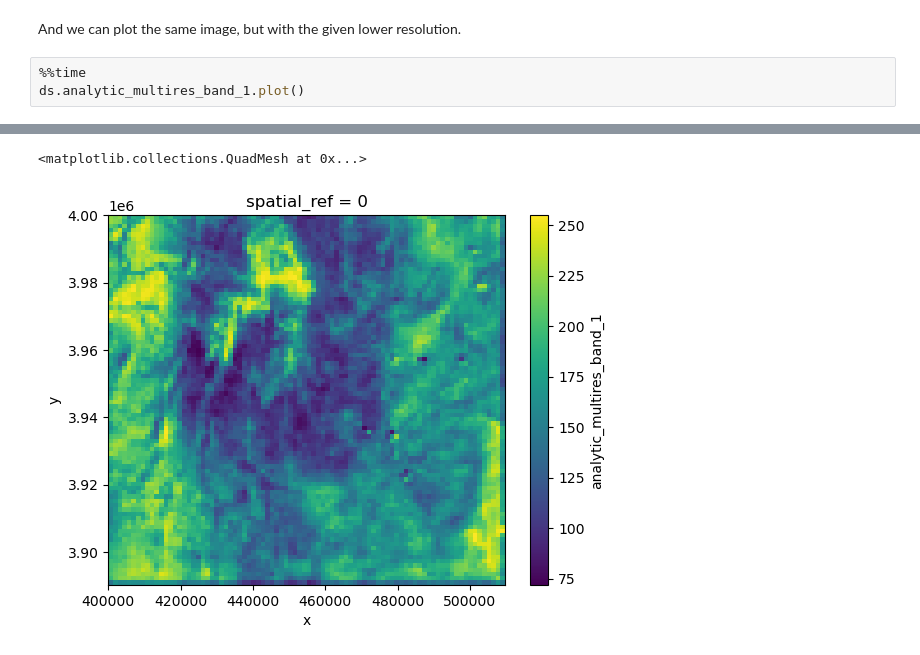
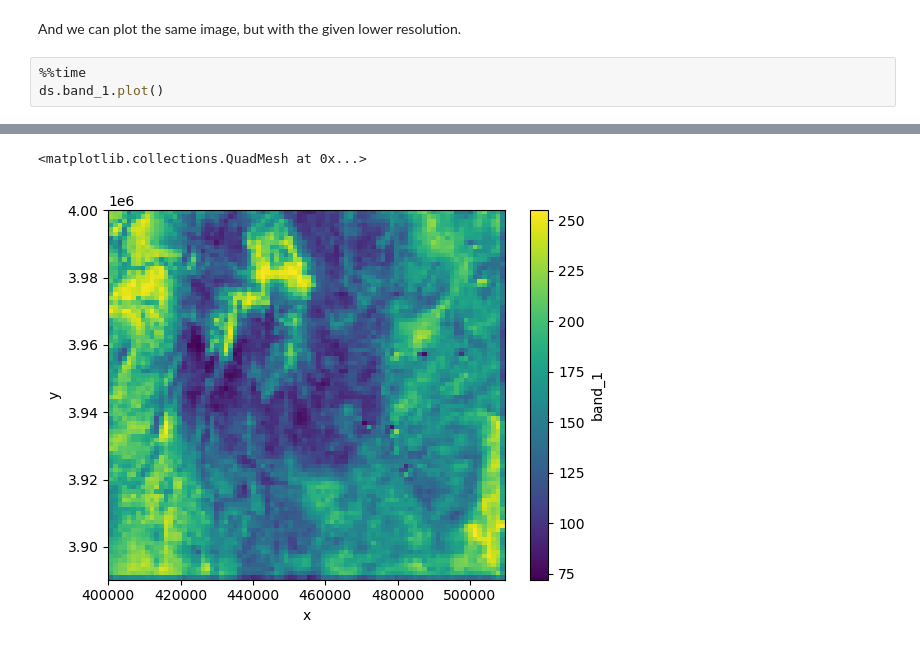
Before and after one commit to xcube-dev/xcube-stac, a Jupyter notebook: examples/notebooks/xcube_server_stac_s3.ipynb, the cells around one changed output, grey strips where cells are left out. Cells and saved outputs as stored; diff of their text form.

```diff
--- a/examples/notebooks/xcube_server_stac_s3.ipynb
+++ b/examples/notebooks/xcube_server_stac_s3.ipynb
@@ -269,5 +276,5 @@ cog_local
 And we can plot the same image, but with the given lower resolution.
 # %%
 %%time
-ds.analytic_multires_band_1.plot()
+ds.band_1.plot()
 # %% [output]
@@ -276,2 +283,2 @@ Wall time: 22.3 ms
 <matplotlib.collections.QuadMesh at 0x...>
-[figure, old version]
+[figure, new version]
```
Also changed, not shown: parts of 11 cells of this notebook, 8 other files.
